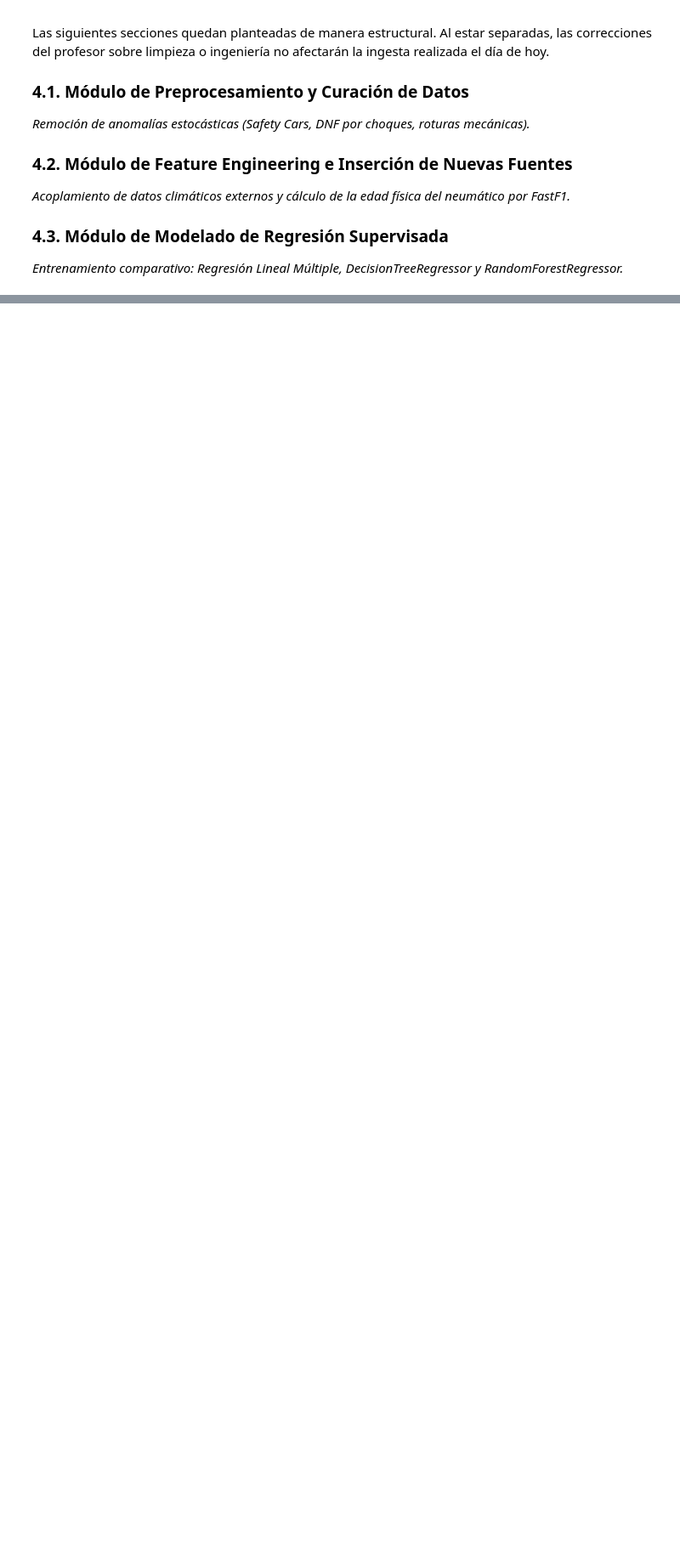
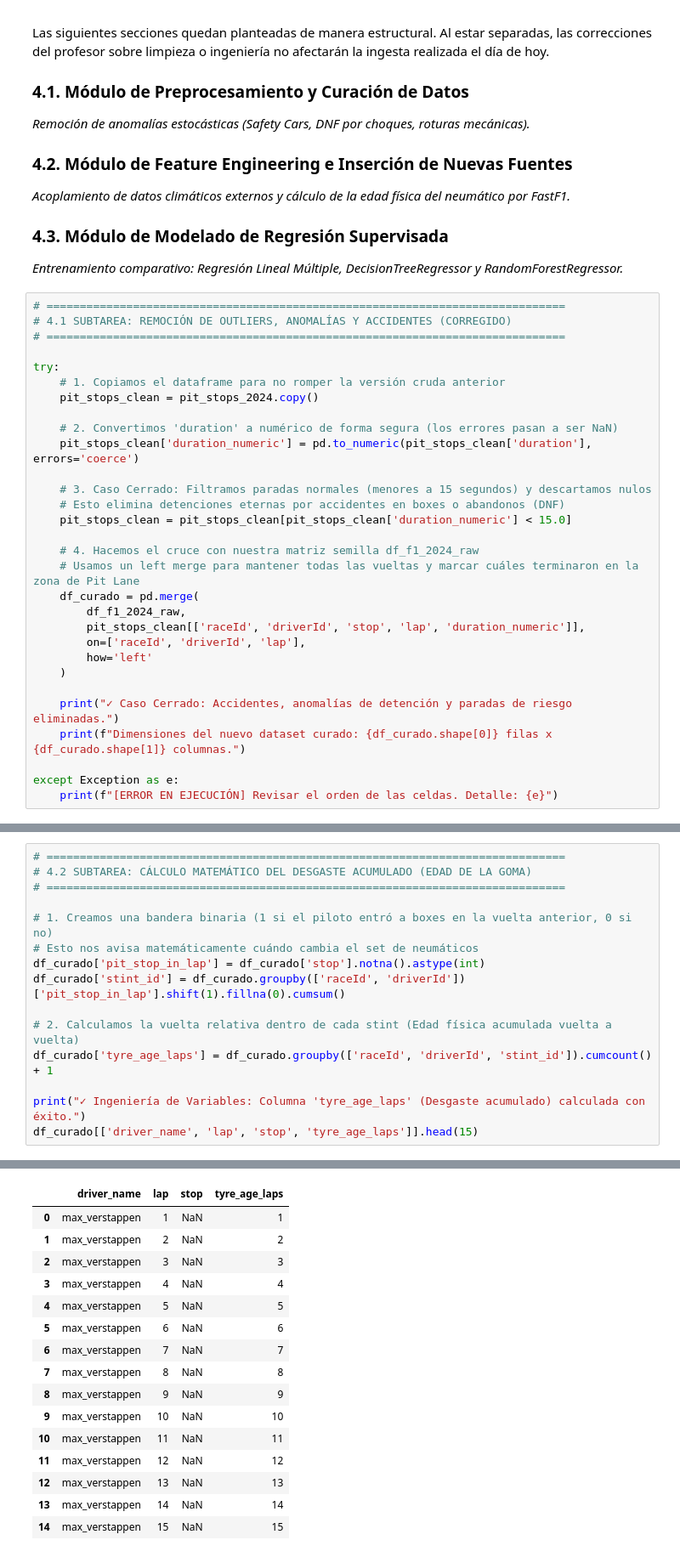
Before and after one commit to G1Martoz/f1-pit-predictor, a Jupyter notebook: Notebooks/1.0-mo-descripcion-origen-dataset.ipynb, the cells around one changed output, grey strips where cells are left out. Shown at 85% size. Cells and saved outputs as stored; diff of their text form; blank space fills up the shorter version.

```diff
--- a/Notebooks/1.0-mo-descripcion-origen-dataset.ipynb
+++ b/Notebooks/1.0-mo-descripcion-origen-dataset.ipynb
@@ -116,3 +139,33 @@ Las siguientes secciones quedan planteadas de manera estructural. Al estar separ
 
 ### 4.3. Módulo de Modelado de Regresión Supervisada
 *Entrenamiento comparativo: Regresión Lineal Múltiple, DecisionTreeRegressor y RandomForestRegressor.*
+# %%
+# ==============================================================================
+# 4.1 SUBTAREA: REMOCIÓN DE OUTLIERS, ANOMALÍAS Y ACCIDENTES (CORREGIDO)
+# ==============================================================================
+
+try:
+    # 1. Copiamos el dataframe para no romper la versión cruda anterior
+    pit_stops_clean = pit_stops_2024.copy()
+
+    # 2. Convertimos 'duration' a numérico de forma segura (los errores pasan a ser NaN)
+    pit_stops_clean['duration_numeric'] = pd.to_numeric(pit_stops_clean['duration'], errors='coerce')
+
+    # 3. Caso Cerrado: Filtramos paradas normales (menores a 15 segundos) y descartamos nulos
+    # Esto elimina detenciones eternas por accidentes en boxes o abandonos (DNF)
+    pit_stops_clean = pit_stops_clean[pit_stops_clean['duration_numeric'] < 15.0]
+
+    # 4. Hacemos el cruce con nuestra matriz semilla df_f1_2024_raw
+    # Usamos un left merge para mantener todas las vueltas y marcar cuáles terminaron en la zona de Pit Lane
+    df_curado = pd.merge(
+        df_f1_2024_raw,
+        pit_stops_clean[['raceId', 'driverId', 'stop', 'lap', 'duration_numeric']],
+        on=['raceId', 'driverId', 'lap'],
+        how='left'
+    )
+
+    print("✓ Caso Cerrado: Accidentes, anomalías de detención y paradas de riesgo eliminadas.")
+    print(f"Dimensiones del nuevo dataset curado: {df_curado.shape[0]} filas x {df_curado.shape[1]} columnas.")
+
+except Exception as e:
+    print(f"[ERROR EN EJECUCIÓN] Revisar el orden de las celdas. Detalle: {e}")
@@ -118,0 +213,16 @@ Las siguientes secciones quedan planteadas de manera estructural. Al estar separ
+# %%
+# ==============================================================================
+# 4.2 SUBTAREA: CÁLCULO MATEMÁTICO DEL DESGASTE ACUMULADO (EDAD DE LA GOMA)
+# ==============================================================================
+
+# 1. Creamos una bandera binaria (1 si el piloto entró a boxes en la vuelta anterior, 0 si no)
+# Esto nos avisa matemáticamente cuándo cambia el set de neumáticos
+df_curado['pit_stop_in_lap'] = df_curado['stop'].notna().astype(int)
+df_curado['stint_id'] = df_curado.groupby(['raceId', 'driverId'])['pit_stop_in_lap'].shift(1).fillna(0).cumsum()
+
+# 2. Calculamos la vuelta relativa dentro de cada stint (Edad física acumulada vuelta a vuelta)
+df_curado['tyre_age_laps'] = df_curado.groupby(['raceId', 'driverId', 'stint_id']).cumcount() + 1
+
+print("✓ Ingeniería de Variables: Columna 'tyre_age_laps' (Desgaste acumulado) calculada con éxito.")
+df_curado[['driver_name', 'lap', 'stop', 'tyre_age_laps']].head(15)
+# %% [output]
@@ -118,0 +230,16 @@ Las siguientes secciones quedan planteadas de manera estructural. Al estar separ
+|  | driver_name | lap | stop | tyre_age_laps |
+| 0 | max_verstappen | 1 | NaN | 1 |
+| 1 | max_verstappen | 2 | NaN | 2 |
+| 2 | max_verstappen | 3 | NaN | 3 |
+| 3 | max_verstappen | 4 | NaN | 4 |
+| 4 | max_verstappen | 5 | NaN | 5 |
+| 5 | max_verstappen | 6 | NaN | 6 |
+| 6 | max_verstappen | 7 | NaN | 7 |
+| 7 | max_verstappen | 8 | NaN | 8 |
+| 8 | max_verstappen | 9 | NaN | 9 |
+| 9 | max_verstappen | 10 | NaN | 10 |
+| 10 | max_verstappen | 11 | NaN | 11 |
+| 11 | max_verstappen | 12 | NaN | 12 |
+| 12 | max_verstappen | 13 | NaN | 13 |
+| 13 | max_verstappen | 14 | NaN | 14 |
+| 14 | max_verstappen | 15 | NaN | 15 |
```
Also changed, not shown: parts of 13 cells of this notebook, 2 other files.
